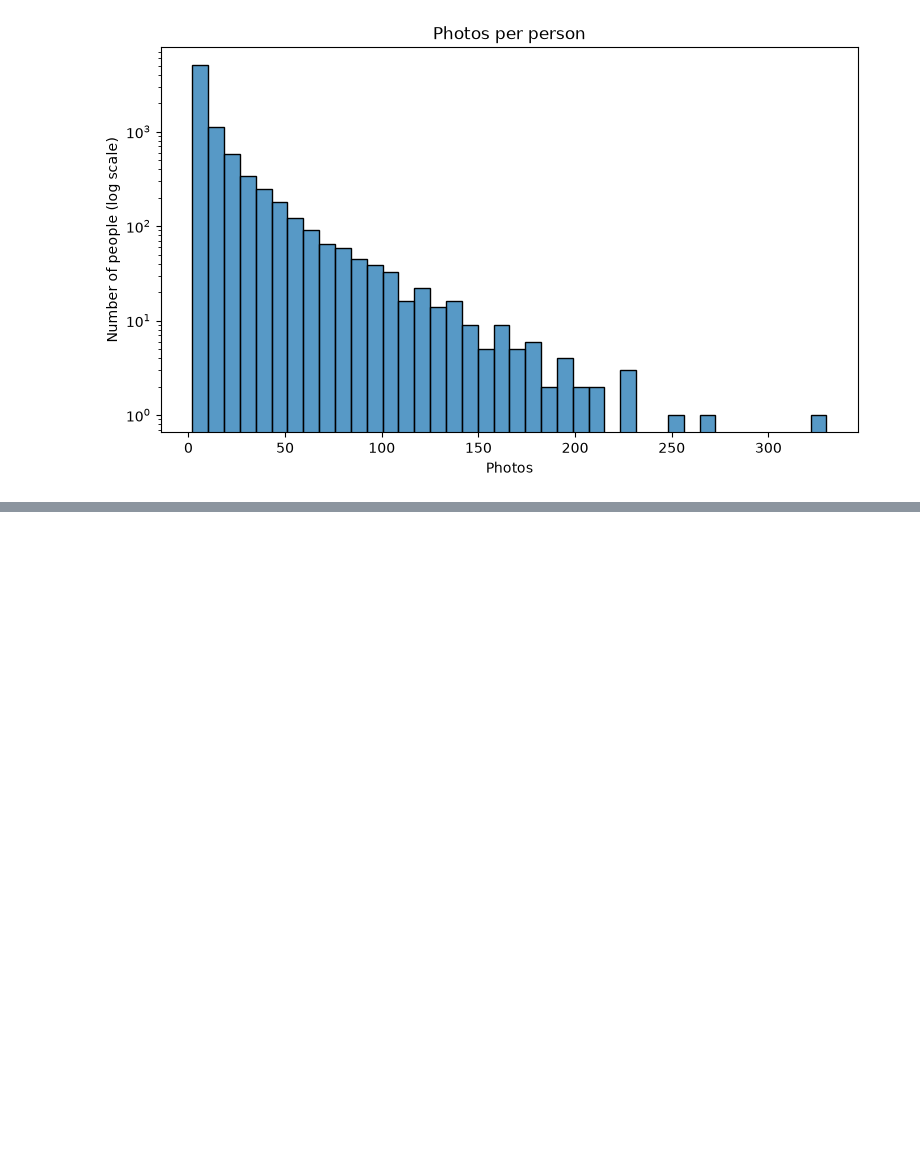
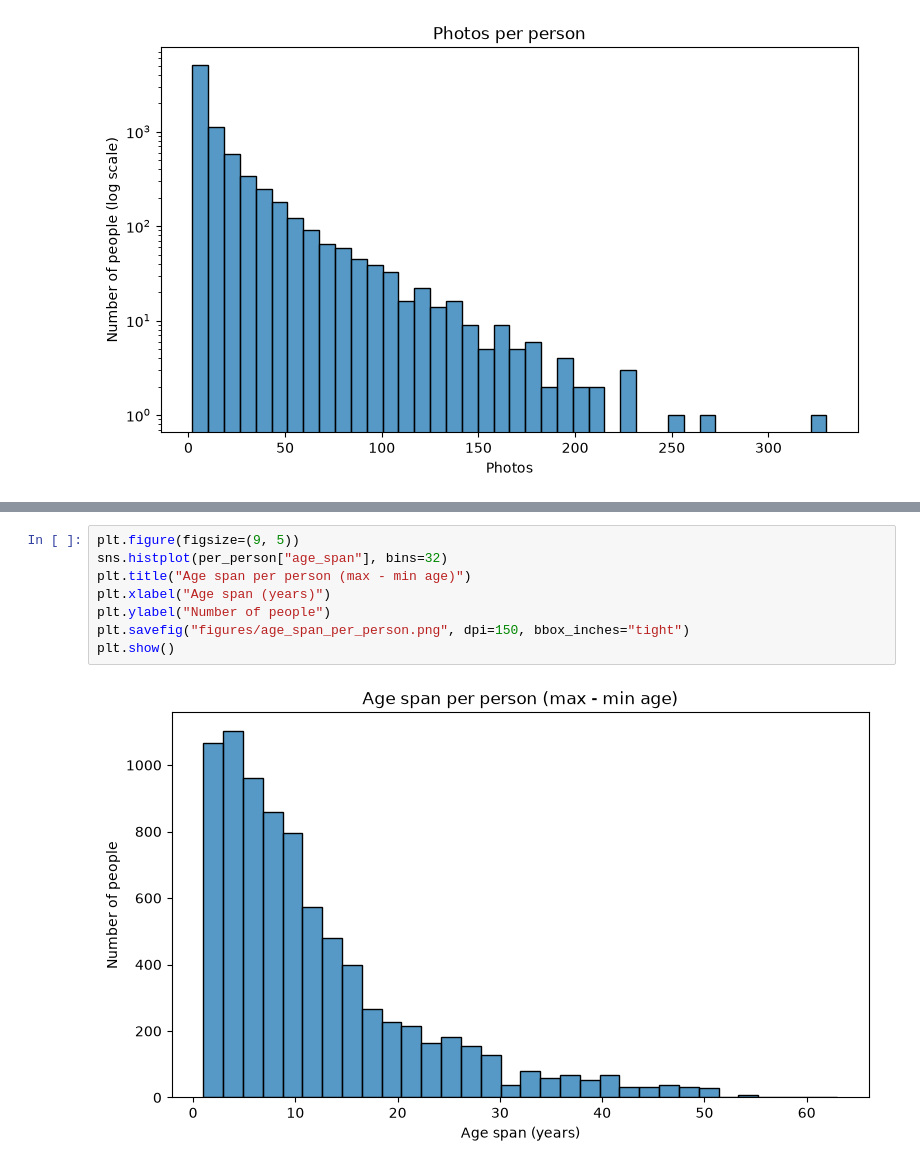
Before and after one commit to acmucsd-projects/fa26-ai-team-4, a Jupyter notebook: eda/eda_berne.ipynb, the cells around one changed output, grey strips where cells are left out. Drawn from its saved outputs; the diff is of its cells as text; blank space fills up the shorter version.

```diff
--- a/eda/eda_berne.ipynb
+++ b/eda/eda_berne.ipynb
@@ -160,0 +174,10 @@ print(df_clean["age"].median())
+# %%
+plt.figure(figsize=(9, 5))
+sns.histplot(per_person["age_span"], bins=32)
+plt.title("Age span per person (max - min age)")
+plt.xlabel("Age span (years)")
+plt.ylabel("Number of people")
+plt.savefig("figures/age_span_per_person.png", dpi=150, bbox_inches="tight")
+plt.show()
+# %% [output]
+[figure, added]
```
Also changed, not shown: parts of 9 cells of this notebook, 6 other files.
